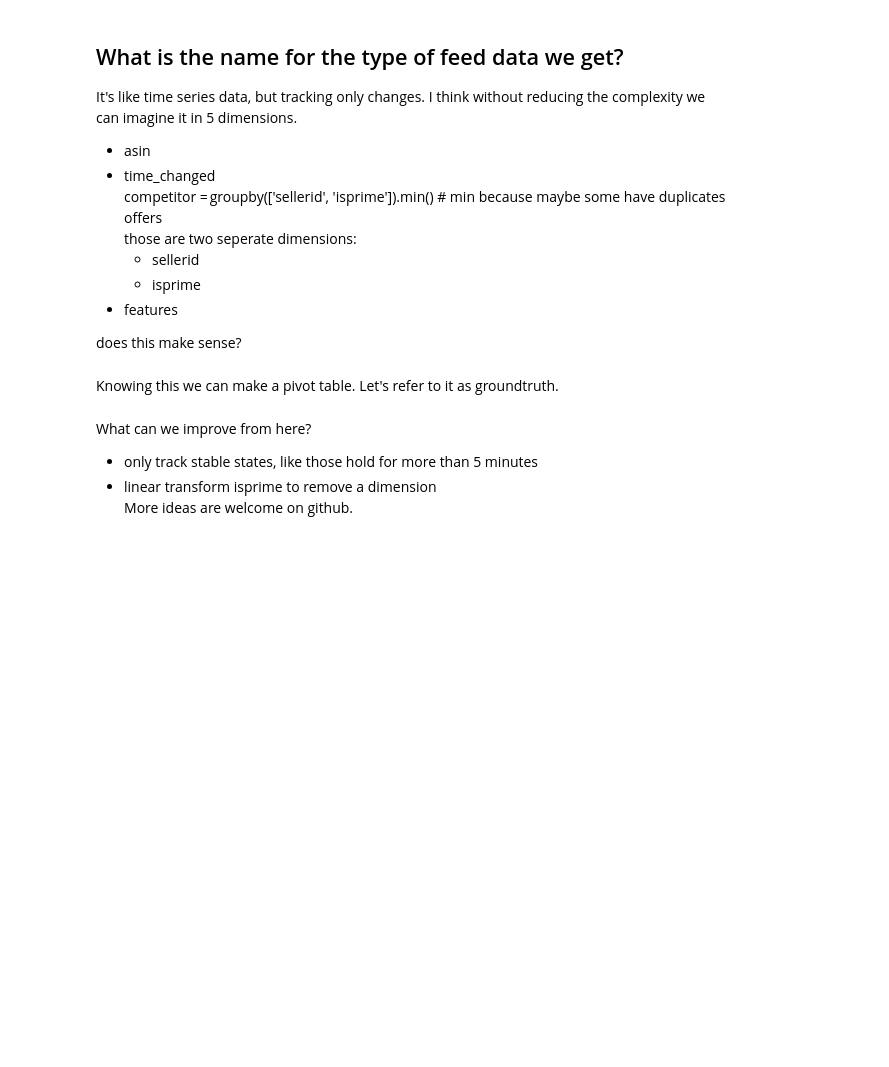
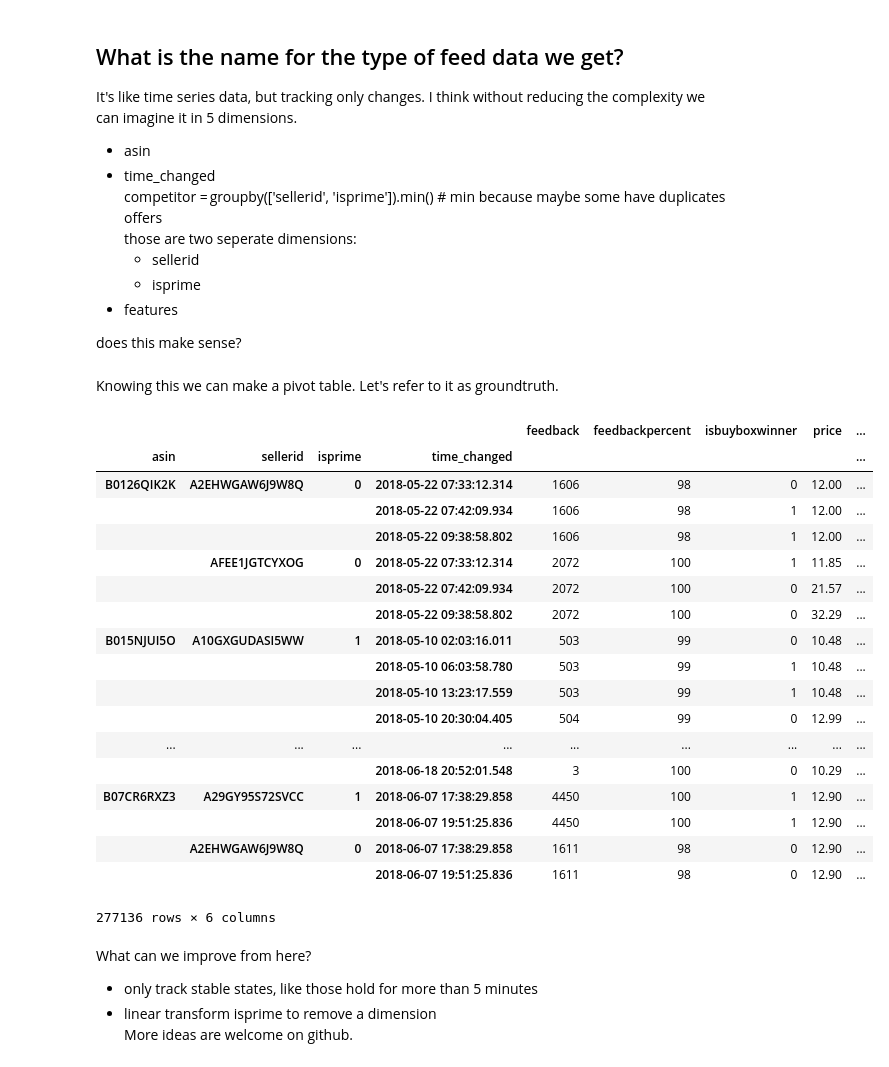
Before and after one commit to elcolumbio/mlrepricer, a Jupyter notebook: jupyter/views.ipynb, the cells around one changed output. Cells and saved outputs as stored; diff of their text form; code cells hidden in the pictures; blank space fills up the shorter version.

```diff
--- a/jupyter/views.ipynb
+++ b/jupyter/views.ipynb
@@ -57,7 +63,27 @@ does this make sense?
 # %% [markdown]
 Knowing this we can make a pivot table. Let's refer to it as groundtruth.
 # %%
-filter1.groupby(['asin', 'sellerid', 'isprime', 'time_changed']).min().head(10)
+filter1.groupby(['asin', 'sellerid', 'isprime', 'time_changed']).min()
+# %% [output]
+|  |  |  |  | feedback | feedbackpercent | isbuyboxwinner | price | ... |
+| asin | sellerid | isprime | time_changed |  |  |  |  | ... |
+| B0126QIK2K | A2EHWGAW6J9W8Q | 0 | 2018-05-22 07:33:12.314 | 1606 | 98 | 0 | 12.00 | ... |
+|  |  |  | 2018-05-22 07:42:09.934 | 1606 | 98 | 1 | 12.00 | ... |
+|  |  |  | 2018-05-22 09:38:58.802 | 1606 | 98 | 1 | 12.00 | ... |
+|  | AFEE1JGTCYXOG | 0 | 2018-05-22 07:33:12.314 | 2072 | 100 | 1 | 11.85 | ... |
+|  |  |  | 2018-05-22 07:42:09.934 | 2072 | 100 | 0 | 21.57 | ... |
+|  |  |  | 2018-05-22 09:38:58.802 | 2072 | 100 | 0 | 32.29 | ... |
+| B015NJUI5O | A10GXGUDASI5WW | 1 | 2018-05-10 02:03:16.011 | 503 | 99 | 0 | 10.48 | ... |
+|  |  |  | 2018-05-10 06:03:58.780 | 503 | 99 | 1 | 10.48 | ... |
+|  |  |  | 2018-05-10 13:23:17.559 | 503 | 99 | 1 | 10.48 | ... |
+|  |  |  | 2018-05-10 20:30:04.405 | 504 | 99 | 0 | 12.99 | ... |
+| ... | ... | ... | ... | ... | ... | ... | ... | ... |
+|  |  |  | 2018-06-18 20:52:01.548 | 3 | 100 | 0 | 10.29 | ... |
+| B07CR6RXZ3 | A29GY95S72SVCC | 1 | 2018-06-07 17:38:29.858 | 4450 | 100 | 1 | 12.90 | ... |
+|  |  |  | 2018-06-07 19:51:25.836 | 4450 | 100 | 1 | 12.90 | ... |
+|  | A2EHWGAW6J9W8Q | 0 | 2018-06-07 17:38:29.858 | 1611 | 98 | 0 | 12.90 | ... |
+|  |  |  | 2018-06-07 19:51:25.836 | 1611 | 98 | 0 | 12.90 | ... |
+277136 rows × 6 columns
 # %% [markdown]
 What can we improve from here?
  - only track stable states, like those hold for more than 5 minutes
```
Also changed, not shown: parts of 3 cells of this notebook, 20 other files.
